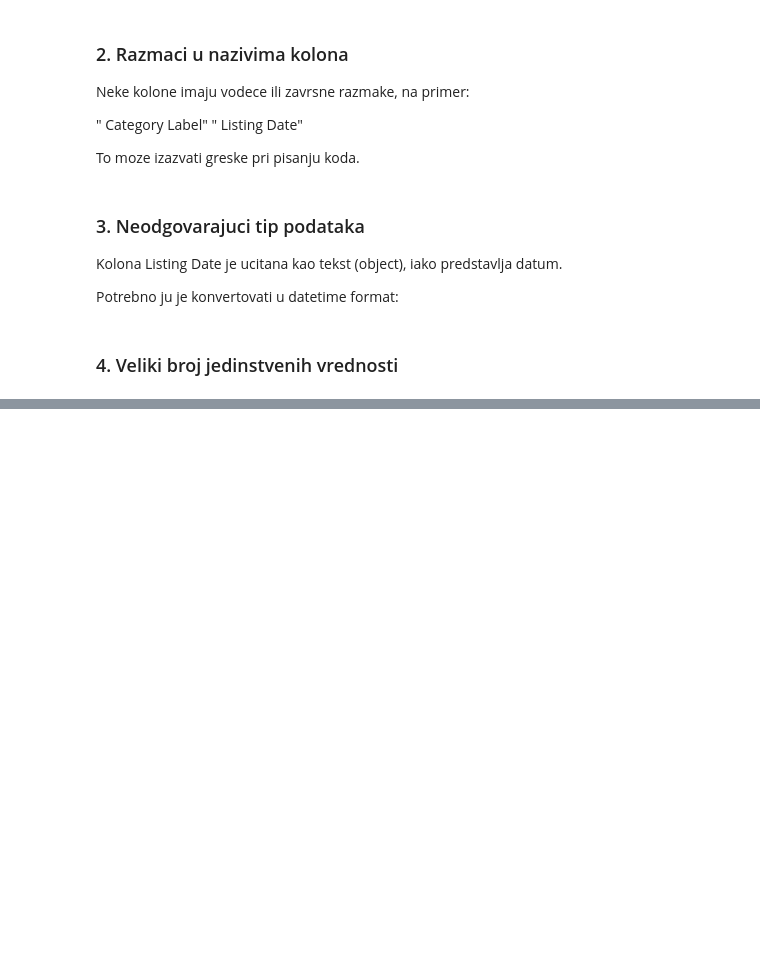
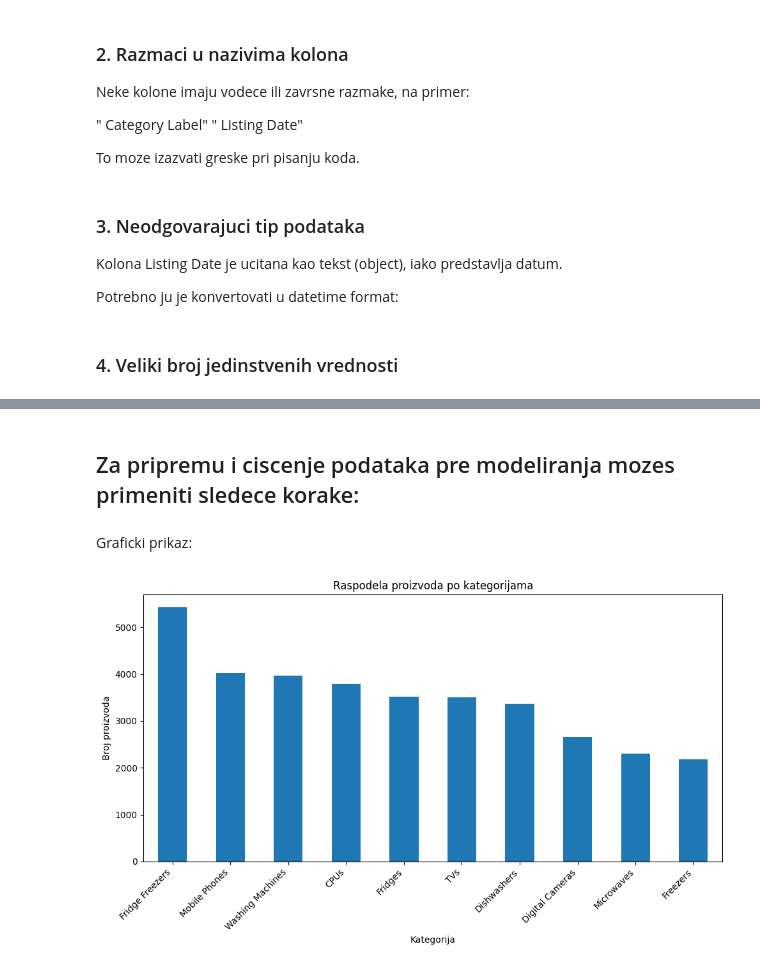
Before and after one commit to djnena/Branko_Jankovic_Task3, a Jupyter notebook: notebooks/Branko_Jankovic_Task3.ipynb, the cells around one changed output, grey strips where cells are left out. Cells and saved outputs as stored; diff of their text form; code cells hidden in the pictures; blank space fills up the shorter version.

```diff
--- a/notebooks/Branko_Jankovic_Task3.ipynb
+++ b/notebooks/Branko_Jankovic_Task3.ipynb
@@ -99,0 +127,25 @@ dtype: int64
+# %% [markdown]
+## Za pripremu i ciscenje podataka pre modeliranja mozes primeniti sledece korake:
+# %%
+#brisanje nedostajucih vrednosti
+df=df.dropna()
+
+# Zamena vrednosti
+df["Category Label"] = df["Category Label"].replace("fridge", "Fridges").replace("CPU","CPUs").replace("Mobile Phone","Mobile Phones")
+# %% [markdown]
+Graficki prikaz:
+# %%
+# Grafički prikaz
+plt.figure(figsize=(10,6))
+category_counts = df['Category Label'].value_counts()
+category_counts.plot(kind="bar")
+
+plt.title("Raspodela proizvoda po kategorijama")
+plt.xlabel("Kategorija")
+plt.ylabel("Broj proizvoda")
+plt.xticks(rotation=45, ha="right")
+plt.tight_layout()
+
+plt.show()
+# %% [output]
+[figure, added]
```
Also changed, not shown: parts of 4 cells of this notebook.
